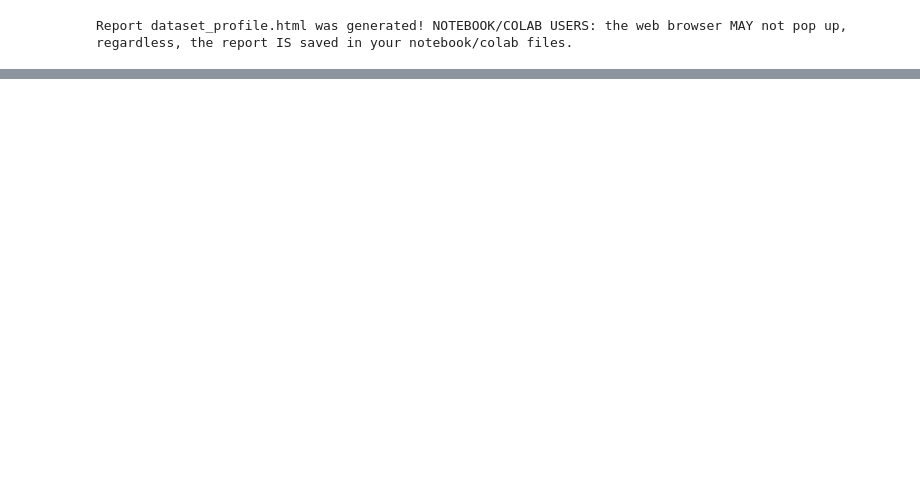
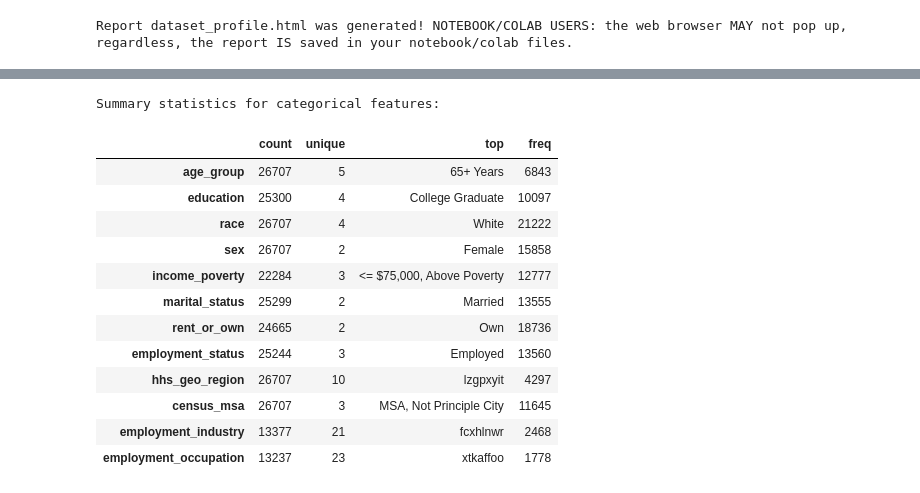
Before and after one commit to Mimikaymint/Team_Berlin, a Jupyter notebook: Team_Berlin/Misc/FLU_SHOT.ipynb, the cells around one changed output, grey strips where cells are left out. Cells and saved outputs as stored; diff of their text form; code cells hidden in the pictures; blank space fills up the shorter version.

```diff
--- a/Team_Berlin/Misc/FLU_SHOT.ipynb
+++ b/Team_Berlin/Misc/FLU_SHOT.ipynb
@@ -160,3 +141,22 @@ max              3.000000
+# %%
+categorical_sum = flu_df[cat_cols].describe().T
+print("\nSummary statistics for categorical features:")
+display(categorical_sum)
+# %% [output]
+Summary statistics for categorical features:
+|  | count | unique | top | freq |
+| age_group | 26707 | 5 | 65+ Years | 6843 |
+| education | 25300 | 4 | College Graduate | 10097 |
+| race | 26707 | 4 | White | 21222 |
+| sex | 26707 | 2 | Female | 15858 |
+| income_poverty | 22284 | 3 | <= $75,000, Above Poverty | 12777 |
+| marital_status | 25299 | 2 | Married | 13555 |
+| rent_or_own | 24665 | 2 | Own | 18736 |
+| employment_status | 25244 | 3 | Employed | 13560 |
+| hhs_geo_region | 26707 | 10 | lzgpxyit | 4297 |
+| census_msa | 26707 | 3 | MSA, Not Principle City | 11645 |
+| employment_industry | 13377 | 21 | fcxhlnwr | 2468 |
+| employment_occupation | 13237 | 23 | xtkaffoo | 1778 |
 # %%
 ##################################################
 #    VARIABLE DISTRIBUTIONS AND CLASS BALANCE    #
```
Also changed, not shown: parts of 14 cells of this notebook.
